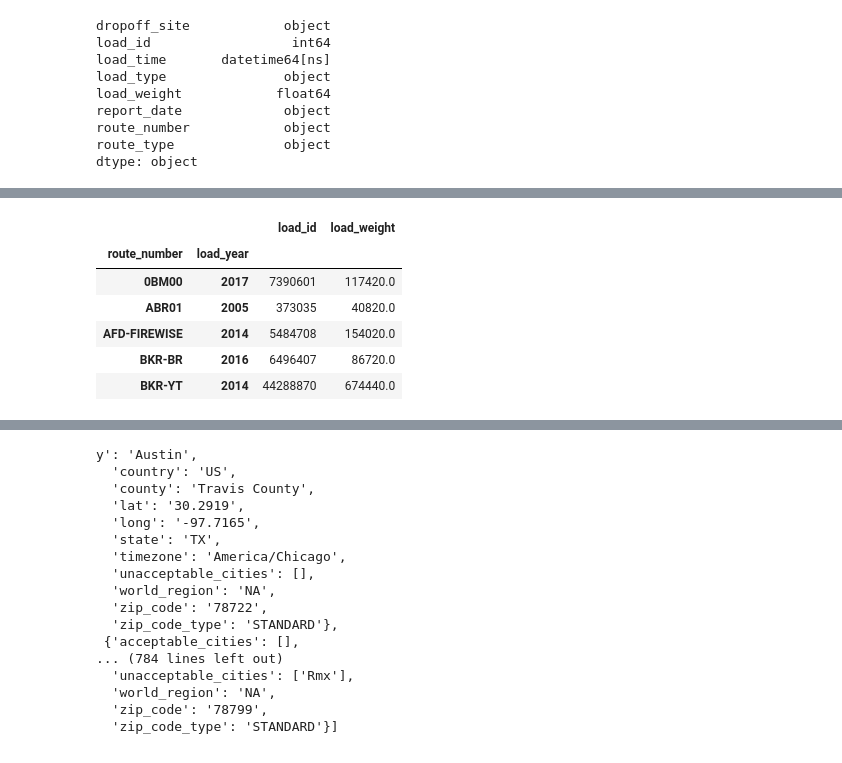
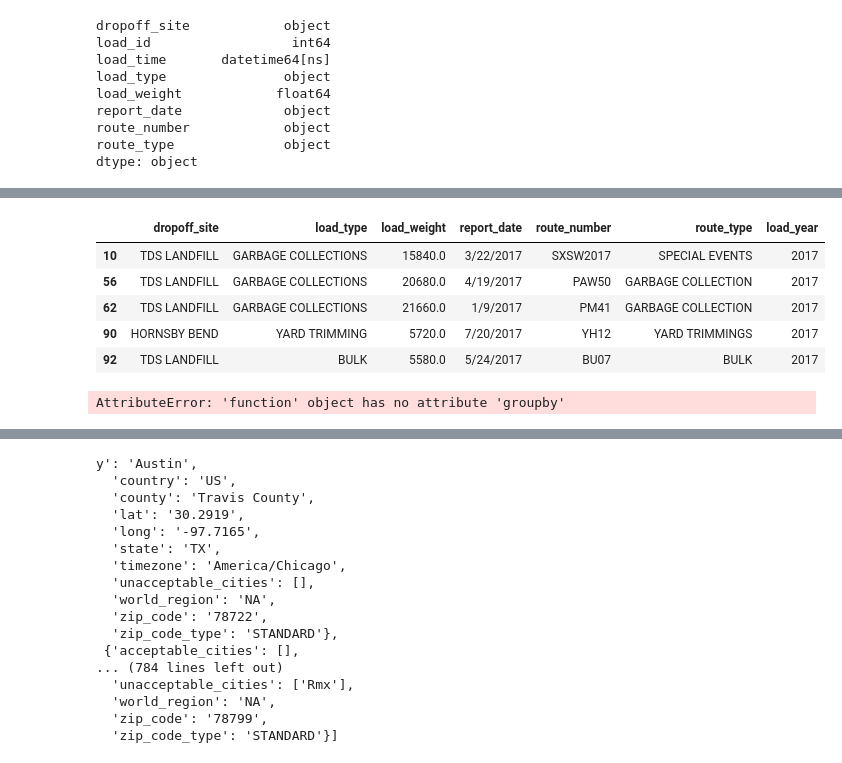
Before and after one commit to TheLittlePrincess/Final_project, a Jupyter notebook: waste_data_etl.ipynb, the cells around one changed output, grey strips where cells are left out. Cells and saved outputs as stored; diff of their text form; code cells hidden in the pictures.

Commit message:
continue processing data

```diff
--- a/waste_data_etl.ipynb
+++ b/waste_data_etl.ipynb
@@ -132,12 +156,17 @@ waste_df.head(5)
+# %%
+df_2017 = df_2017.drop(["load_id","load_time"], axis = 1)
+df_2017.head()
+# %% [output]
+|  | dropoff_site | load_type | load_weight | report_date | route_number | route_type | load_year |
+| 10 | TDS LANDFILL | GARBAGE COLLECTIONS | 15840.0 | 3/22/2017 | SXSW2017 | SPECIAL EVENTS | 2017 |
+| 56 | TDS LANDFILL | GARBAGE COLLECTIONS | 20680.0 | 4/19/2017 | PAW50 | GARBAGE COLLECTION | 2017 |
+| 62 | TDS LANDFILL | GARBAGE COLLECTIONS | 21660.0 | 1/9/2017 | PM41 | GARBAGE COLLECTION | 2017 |
+| 90 | HORNSBY BEND | YARD TRIMMING | 5720.0 | 7/20/2017 | YH12 | YARD TRIMMINGS | 2017 |
+| 92 | TDS LANDFILL | BULK | 5580.0 | 5/24/2017 | BU07 | BULK | 2017 |
 # %%
 # weight of trash by year by route
-waste_by_year_by_route_df = waste_df.groupby(["route_number", "load_year"]).sum(["load_weight"])
-waste_by_year_by_route_df.head(5)
+df_2017 = df_2017.groupby(["load_year","route_number"]).sum("load_weight")
+df_2017_new = pd.DataFrame(df_2017)
+df_2017_new.head(20)
 # %% [output]
-|  |  | load_id | load_weight |
-| route_number | load_year |  |  |
-| 0BM00 | 2017 | 7390601 | 117420.0 |
-| ABR01 | 2005 | 373035 | 40820.0 |
-| AFD-FIREWISE | 2014 | 5484708 | 154020.0 |
-| BKR-BR | 2016 | 6496407 | 86720.0 |
-| BKR-YT | 2014 | 44288870 | 674440.0 |
+AttributeError: 'function' object has no attribute 'groupby'
```
Also changed, not shown: parts of 7 cells of this notebook.
